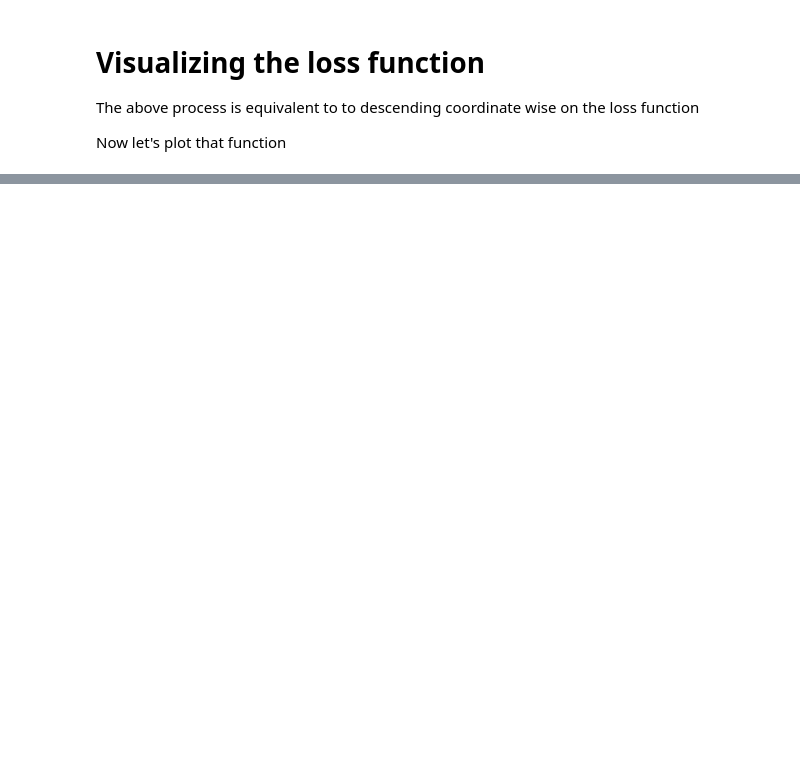
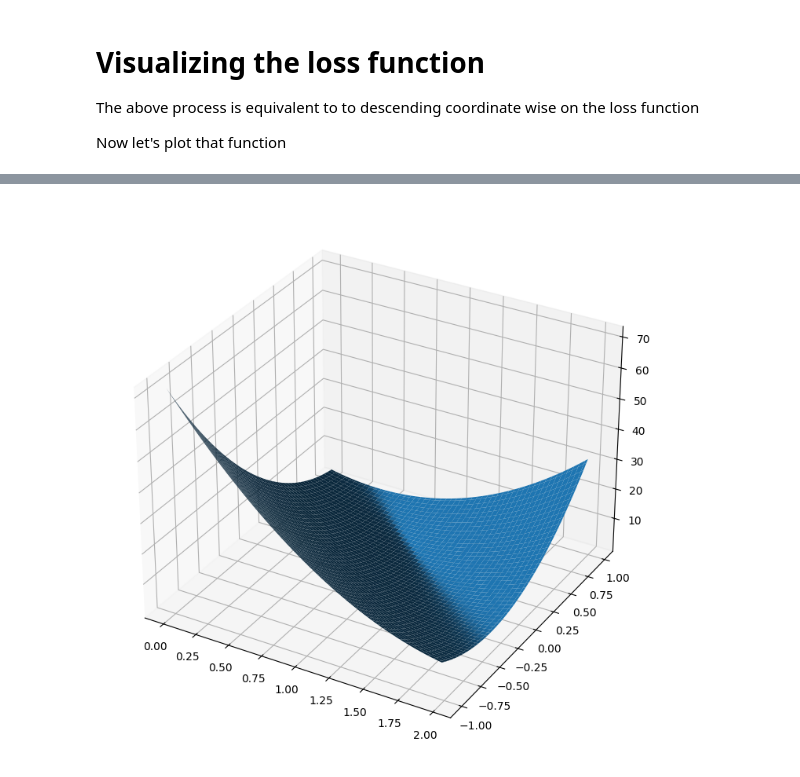
Before and after one commit to DavidDaza2906/Math_Of_DL, a Jupyter notebook: Chapter 2/2_1_Supervised_Learning.ipynb, the cells around one changed output, grey strips where cells are left out. Cells and saved outputs as stored; diff of their text form; code cells hidden in the pictures; blank space fills up the shorter version.

```diff
--- a/Chapter 2/2_1_Supervised_Learning.ipynb
+++ b/Chapter 2/2_1_Supervised_Learning.ipynb
@@ -129,0 +131,12 @@ plt.show()
+# %%
+# Creating figure
+fig = plt.figure(figsize =(14, 9))
+ax = plt.axes(projection ='3d')
+
+# Creating plot
+ax.plot_surface(phi0_mesh, phi1_mesh, all_losses)
+
+# show plot
+plt.show()
+# %% [output]
+[figure, added]
```
Also changed, not shown: parts of 3 cells of this notebook.
